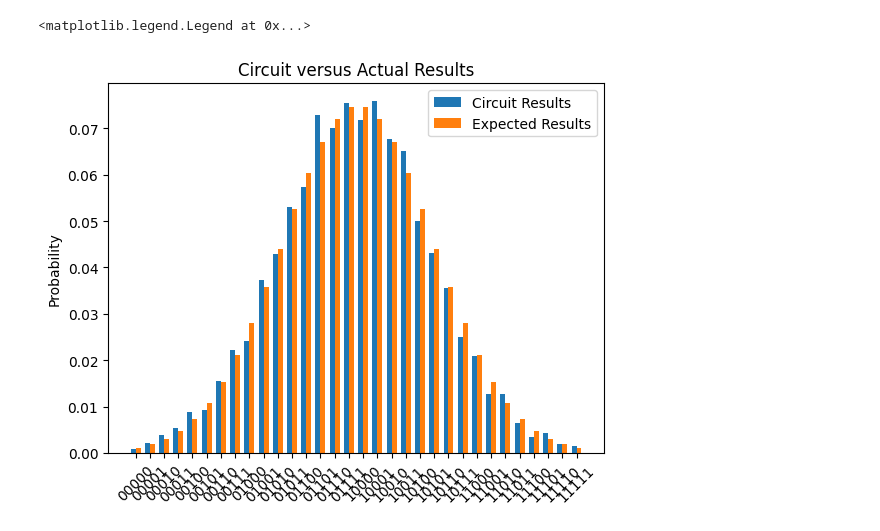
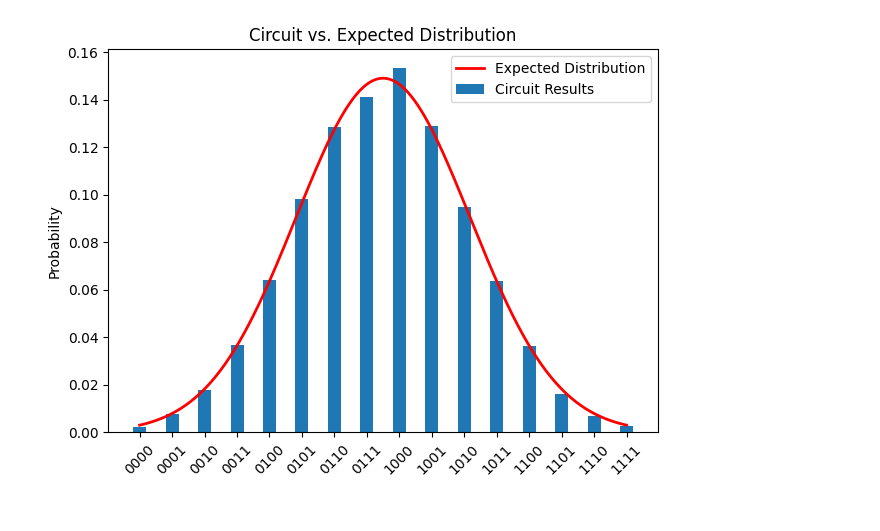
Before and after one commit to apabla1/CMSC457-Qiskit, a Jupyter notebook: project/results.ipynb, the cells around one changed output. Drawn from its saved outputs; the diff is of its cells as text; code cells hidden in the pictures.

```diff
--- a/project/results.ipynb
+++ b/project/results.ipynb
@@ -43,7 +43,7 @@ def exponential_cdf(x, lam=5):
     '''
     return scipy.stats.expon.cdf(x, scale=1/lam)
 
-num_qubits = 5
+num_qubits = 4 # adjust this
 cdf = normal_cdf
 # %%
 num_states = 2**num_qubits
@@ -118,28 +130,35 @@ qc.draw('mpl')
 # %%
+import numpy as np
+import matplotlib.pyplot as plt
+from qiskit.visualization import plot_histogram
+from scipy.interpolate import make_interp_spline
+
 num_shots = 10000
-
 
 simulator = AerSimulator()
 qc_t = transpile(qc, simulator)
-result = simulator.run(qc_t,shots=num_shots).result()
+result = simulator.run(qc_t, shots=num_shots).result()
 counts = result.get_counts(qc_t)
-plot_histogram(counts, title='State counts')
 
 counts_sorted = [value for key, value in sorted(counts.items())]
 counts_normalized = [value / num_shots for value in counts_sorted]
 
+num_states = len(p)
 x = np.arange(num_states)
-width = 0.35
+
+x_smooth = np.linspace(x.min(), x.max(), 300)
+spline = make_interp_spline(x, p, k=3)  # Cubic spline
+p_smooth = spline(x_smooth)
 
 fig, ax = plt.subplots()
-bars1 = ax.bar(x - width/2, counts_normalized, width, label='Circuit Results')
-bars2 = ax.bar(x + width/2, p, width, label='Expected Results')
-
+bars1 = ax.bar(x, counts_normalized, width=0.4, label='Circuit Results', align='center')
+ax.plot(x_smooth, p_smooth, label='Expected Distribution', color='red', linewidth=2)
 ax.set_ylabel('Probability')
-ax.set_title('Circuit versus Actual Results')
+ax.set_title('Circuit vs. Expected Distribution')
 ax.set_xticks(x)
-ax.set_xticklabels([key for key,value in sorted(counts.items())], rotation=45)
+ax.set_xticklabels([key for key, value in sorted(counts.items())], rotation=45)
 ax.legend()
+plt.tight_layout()
+plt.show()
 # %% [output]
-<matplotlib.legend.Legend at 0x...>
-[figure, old version]
+[figure, new version]
```
Also changed, not shown: parts of 2 cells of this notebook.
